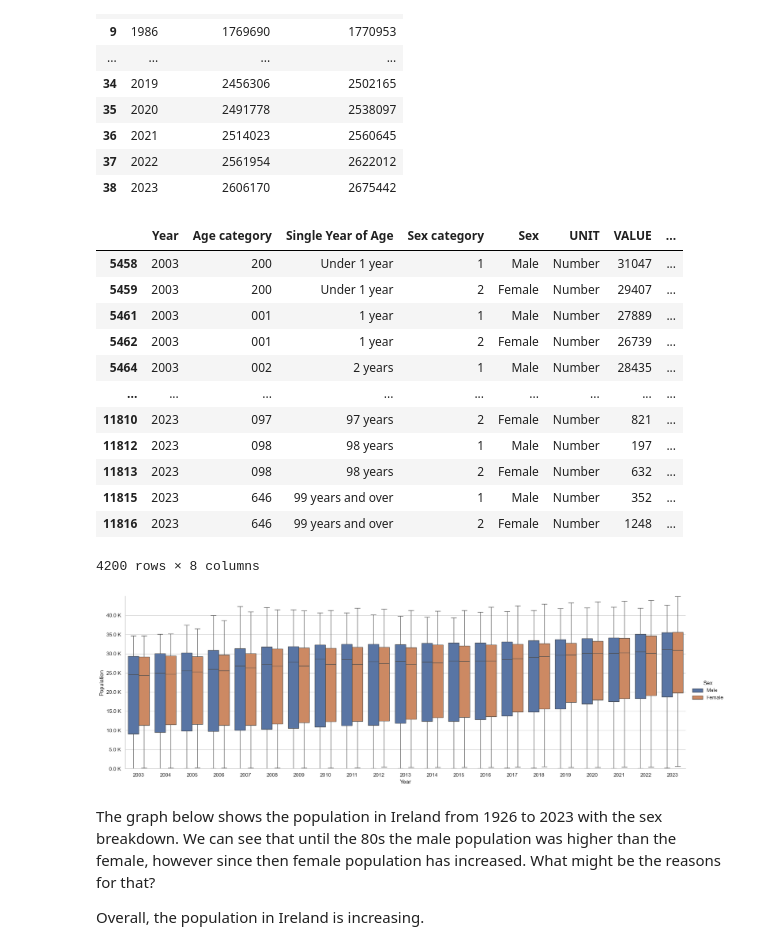
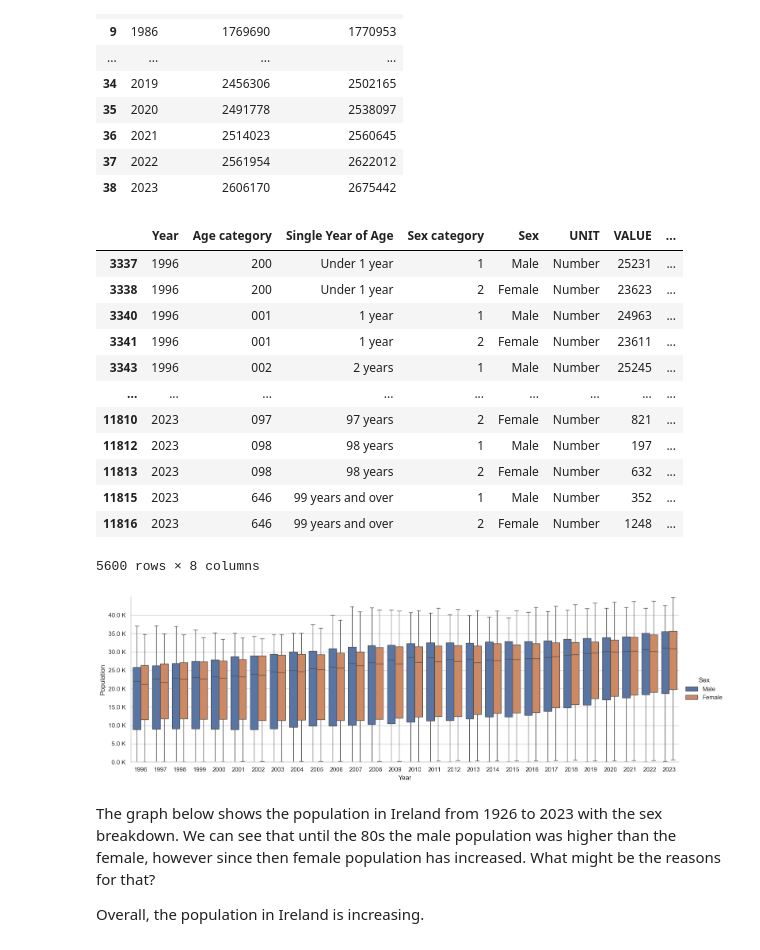
Before and after one commit to Ivkoto/DataAnalyticsMachineLearning, a Jupyter notebook: Data_Preparation/CA1_Data_Prep_V4.ipynb, the cells around one changed output. Cells and saved outputs as stored; diff of their text form; code cells hidden in the pictures.

Commit message:
plot update

```diff
--- a/Data_Preparation/CA1_Data_Prep_V4.ipynb
+++ b/Data_Preparation/CA1_Data_Prep_V4.ipynb
@@ -308,32 +308,32 @@ population_table
 | 37 | 2022 | 2561954 | 2622012 |
 | 38 | 2023 | 2606170 | 2675442 |
 # %%
-population_df_filtered = population_df[(population_df['Single Year of Age'] != 'All ages') & (population_df['Sex'] != 'Both sexes') & (population_df['Year'] > 2002)]
+population_df_filtered = population_df[(population_df['Single Year of Age'] != 'All ages') & (population_df['Sex'] != 'Both sexes') & (population_df['Year'] >= 1996)]
 population_df_filtered
 # %% [output]
 |  | Year | Age category | Single Year of Age | Sex category | Sex | UNIT | VALUE | ... |
-| 5458 | 2003 | 200 | Under 1 year | 1 | Male | Number | 31047 | ... |
-| 5459 | 2003 | 200 | Under 1 year | 2 | Female | Number | 29407 | ... |
-| 5461 | 2003 | 001 | 1 year | 1 | Male | Number | 27889 | ... |
-| 5462 | 2003 | 001 | 1 year | 2 | Female | Number | 26739 | ... |
-| 5464 | 2003 | 002 | 2 years | 1 | Male | Number | 28435 | ... |
+| 3337 | 1996 | 200 | Under 1 year | 1 | Male | Number | 25231 | ... |
+| 3338 | 1996 | 200 | Under 1 year | 2 | Female | Number | 23623 | ... |
+| 3340 | 1996 | 001 | 1 year | 1 | Male | Number | 24963 | ... |
+| 3341 | 1996 | 001 | 1 year | 2 | Female | Number | 23611 | ... |
+| 3343 | 1996 | 002 | 2 years | 1 | Male | Number | 25245 | ... |
 | ... | ... | ... | ... | ... | ... | ... | ... | ... |
 | 11810 | 2023 | 097 | 97 years | 2 | Female | Number | 821 | ... |
 | 11812 | 2023 | 098 | 98 years | 1 | Male | Number | 197 | ... |
 | 11813 | 2023 | 098 | 98 years | 2 | Female | Number | 632 | ... |
 | 11815 | 2023 | 646 | 99 years and over | 1 | Male | Number | 352 | ... |
 | 11816 | 2023 | 646 | 99 years and over | 2 | Female | Number | 1248 | ... |
-4200 rows × 8 columns
+5600 rows × 8 columns
 # %%
-sex_plot = sns.catplot(data=population_df_filtered, x='Year', y='VALUE', hue="Sex", kind="box", height= 6, aspect=3)
+male_female_plot = sns.catplot(data=population_df_filtered, x='Year', y='VALUE', hue="Sex", kind="box", height= 5, aspect=3)
 
-sex_plot.set_axis_labels("Year", "Population")
-sex_plot.set(ylim=(0, population_df_filtered['VALUE'].max()))
-sex_plot.ax.yaxis.set_major_formatter(FuncFormatter(thousands_formatter))
+male_female_plot.set_axis_labels("Year", "Population")
+male_female_plot.set(ylim=(0, population_df_filtered['VALUE'].max()))
+male_female_plot.ax.yaxis.set_major_formatter(FuncFormatter(thousands_formatter))
 
 plt.show()
 # %% [output]
-[figure, old version]
+[figure, new version]
 # %% [markdown]
 The graph below shows the population in Ireland from 1926 to 2023 with the sex breakdown. We can see that until the 80s the male population was higher than the female, however since then female population has increased. What might be the reasons for that?
 
```
